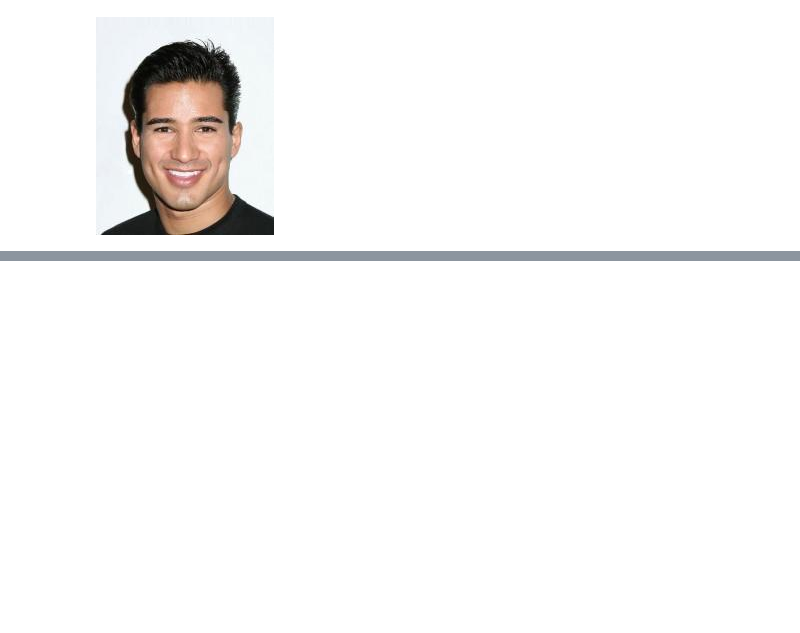
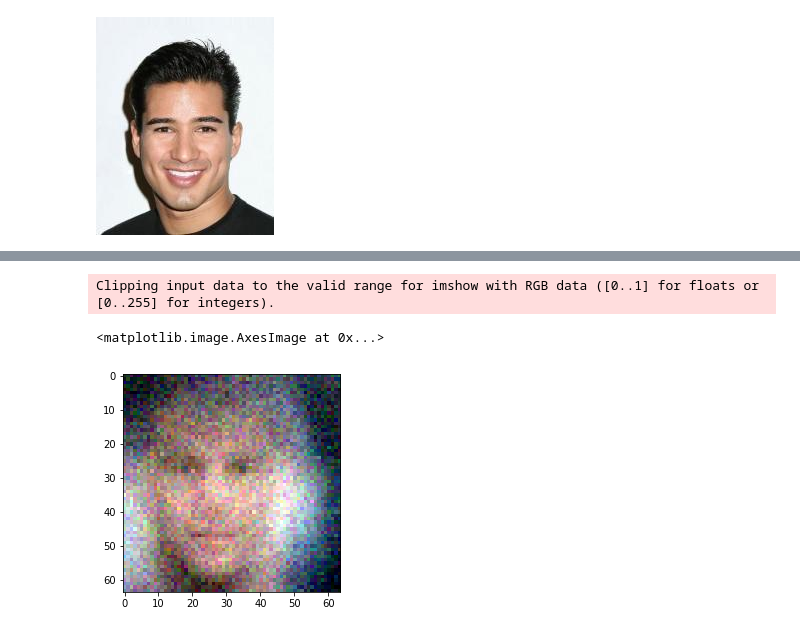
Before and after one commit to sussco/GAN-CelebFaces, a Jupyter notebook: notebook.ipynb, the cells around one changed output, grey strips where cells are left out. Cells and saved outputs as stored; diff of their text form; code cells hidden in the pictures; blank space fills up the shorter version.

```diff
--- a/notebook.ipynb
+++ b/notebook.ipynb
@@ -85,7 +72,7 @@ def generator_mlp(Z, fc_sizes=[110,200,300], output_dim=218*178*3, reuse=False):
 # %%
 def discriminator_mlp(X, fc_sizes=[110,300,200], reuse=False):
 
-    with tf.variable_scope("GAN/Discriminator",reuse=reuse):
+    with tf.variable_scope("Discriminator",reuse=reuse):
         h1 = tf.layers.dense(X,fc_sizes[0],activation=tf.nn.leaky_relu)
         h2 = tf.layers.dense(h1,fc_sizes[1],activation=tf.nn.leaky_relu)
         h3 = tf.layers.dense(h2,fc_sizes[2],activation=tf.nn.leaky_relu)
@@ -112,21 +98,36 @@ disc_step = tf.train.RMSPropOptimizer(learning_rate=0.001).minimize(disc_loss,va
 # %%
 sess = tf.Session()
+print("initializing variables...")
 tf.global_variables_initializer().run(session=sess)
+print("variable initialization done")
 
-batch_size = 10
-nd_steps = 10
-ng_steps = 10
-dataset = get_data_normalized(10000)
+
+batch_size = 125
+
+print("Loading data...")
+dataset = get_data_normalized(50000)
+print("Data loaded. Number of images: " + str(len(dataset)))
 
 for i in range(5000):
     X_batch = get_batch(batch_size, dataset)
-    Z_batch = sample_Z(batch_size, 100)
-    _, dloss = sess.run([disc_step, disc_loss], feed_dict={X: X_batch, Z: Z_batch})
-    _, gloss = sess.run([gen_step, g  en_loss], feed_dict={Z: Z_batch})
+    X_batch = np.reshape(X_batch, (X_batch.shape[0], 64*64*3))
+    Z_batch = sample_Z(batch_size, 60)
+    _, Dloss = sess.run([D_step, D_loss], feed_dict={X: X_batch, Z: Z_batch})
+    _, Gloss = sess.run([G_step, G_loss], feed_dict={Z: Z_batch})
 
-    print("Iterations: %d\t Discriminator loss: %.4f\t Generator loss: %.4f"%(i,dloss,gloss))
-Z_batch = sample_Z(1, 100)
+    print("N: %d\t D_loss: %.4f\t G_loss: %.4f"%(i,Dloss,Gloss))
+Z_batch = sample_Z(1, 60)
 X_batch = get_batch(1, dataset)
-sess.run(G_sample, feed_dict={X: X_batch, Z: Z_batch})
-plt.imshow(tf.reshape(G_sample, shape=(218,178,3)).eval(session=sess, feed_dict={X: X_batch, Z: Z_batch}))
+X_batch = np.reshape(X_batch, (X_batch.shape[0], 64*64*3))
+
+
+# RGB
+sess.run(X_fake, feed_dict={X: X_batch, Z: Z_batch})
+plt.imshow(tf.reshape(X_fake, shape=(64,64,3)).eval(session=sess, feed_dict={X: X_batch, Z: Z_batch}))
+
+## HSV
+#image = tf.reshape(G_sample, shape=(64,64,3)).eval(session=sess, feed_dict={X: X_batch, Z: Z_batch})
+#image = (image * 255).astype(npint)
+#im = cv2.cvtColor(dat[0], cv2.COLOR_HSV2BGR)
+#plt.imshow(im)
 # %% [output]
@@ -153,3 +152,12 @@ Clipping input data to the valid range for imshow with RGB data ([0..1] for floa
+# %%
+Z_batch = sample_Z(1, 60)
+X_batch = get_batch(1, dataset)
+X_batch = np.reshape(X_batch, (X_batch.shape[0], 64*64*3))
+plt.imshow(tf.reshape(X_fake, shape=(64,64,3)).eval(session=sess, feed_dict={X: X_batch, Z: Z_batch}))
+# %% [output]
+Clipping input data to the valid range for imshow with RGB data ([0..1] for floats or [0..255] for integers).
+<matplotlib.image.AxesImage at 0x...>
+[figure, added]
 # %%
 Z_batch = sample_Z(1, 100)
 X_batch = get_batch(1, dataset)
```
Also changed, not shown: parts of 13 cells of this notebook.
